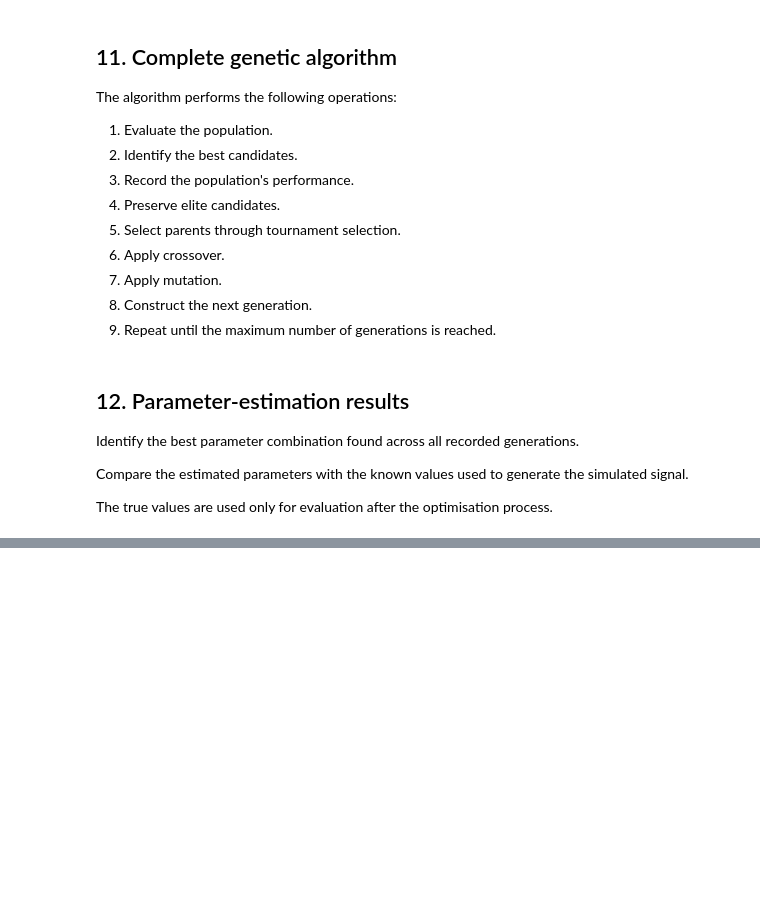
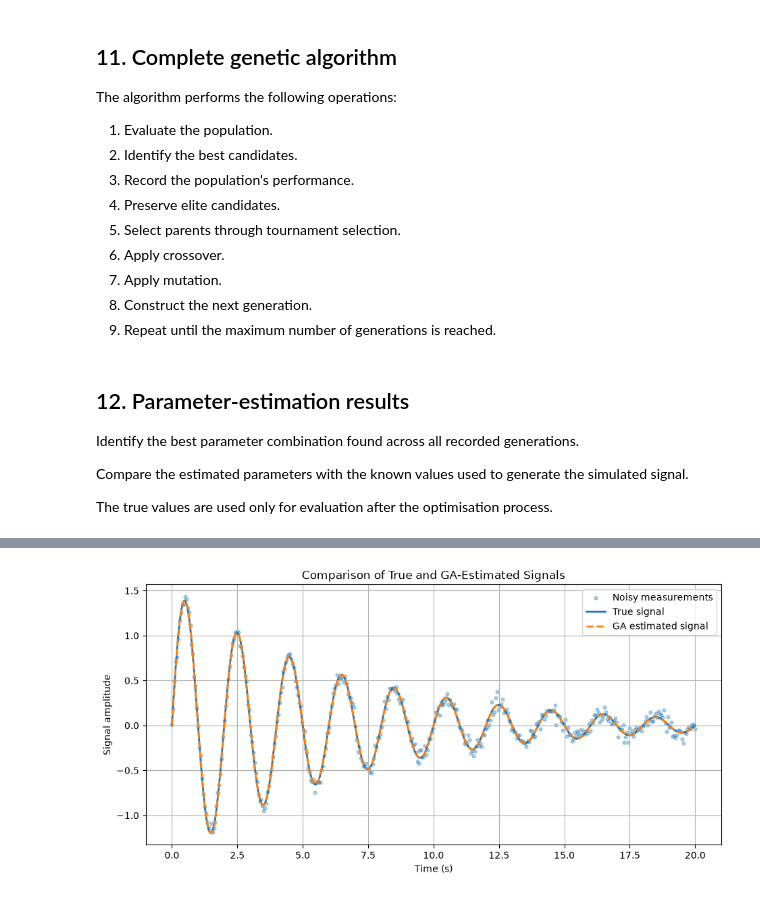
Before and after one commit to Silva-6/-engineering-ml-optimisation, a Jupyter notebook: notebooks/03_genetic_algorithm_signal_parameter_estimation.ipynb, the cells around one changed output, grey strips where cells are left out. Cells and saved outputs as stored; diff of their text form; code cells hidden in the pictures; blank space fills up the shorter version.

```diff
--- a/notebooks/03_genetic_algorithm_signal_parameter_estimation.ipynb
+++ b/notebooks/03_genetic_algorithm_signal_parameter_estimation.ipynb
@@ -641,0 +696,44 @@ Estimated MSE: 0.002258619282345616
+# %%
+estimated_signal = damped_signal(
+    time,
+    *estimated_parameters
+)
+
+plt.figure(figsize=(11, 5))
+
+plt.scatter(
+    time,
+    observed_signal,
+    s=12,
+    alpha=0.35,
+    label="Noisy measurements"
+)
+
+plt.plot(
+    time,
+    true_signal,
+    linewidth=2,
+    label="True signal"
+)
+
+plt.plot(
+    time,
+    estimated_signal,
+    linestyle="--",
+    linewidth=2,
+    label="GA estimated signal"
+)
+
+plt.xlabel("Time (s)")
+
+plt.ylabel("Signal amplitude")
+
+plt.title("Comparison of True and GA-Estimated Signals")
+
+plt.legend()
+
+plt.grid(True)
+
+plt.show()
+# %% [output]
+[figure, added]
```
Also changed, not shown: parts of 26 cells of this notebook.
